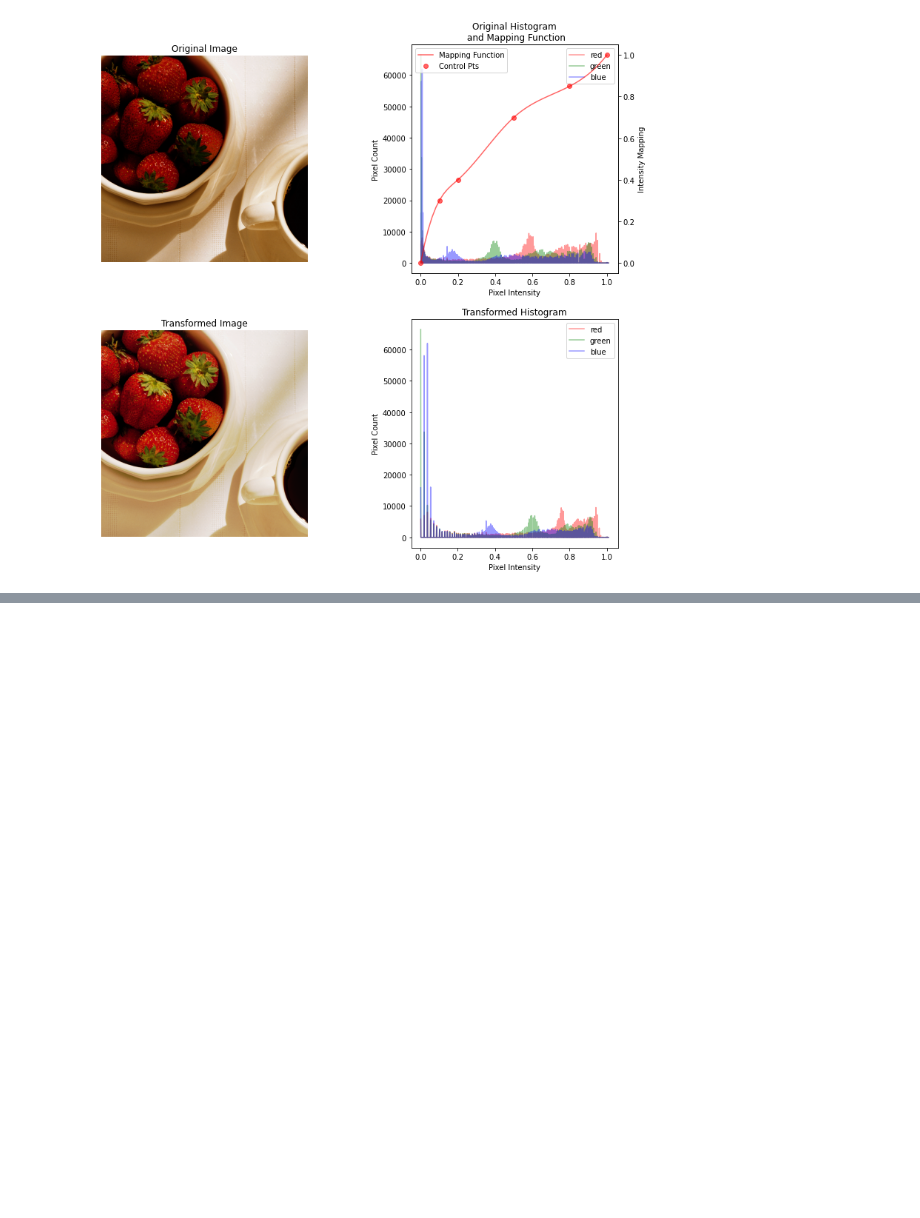
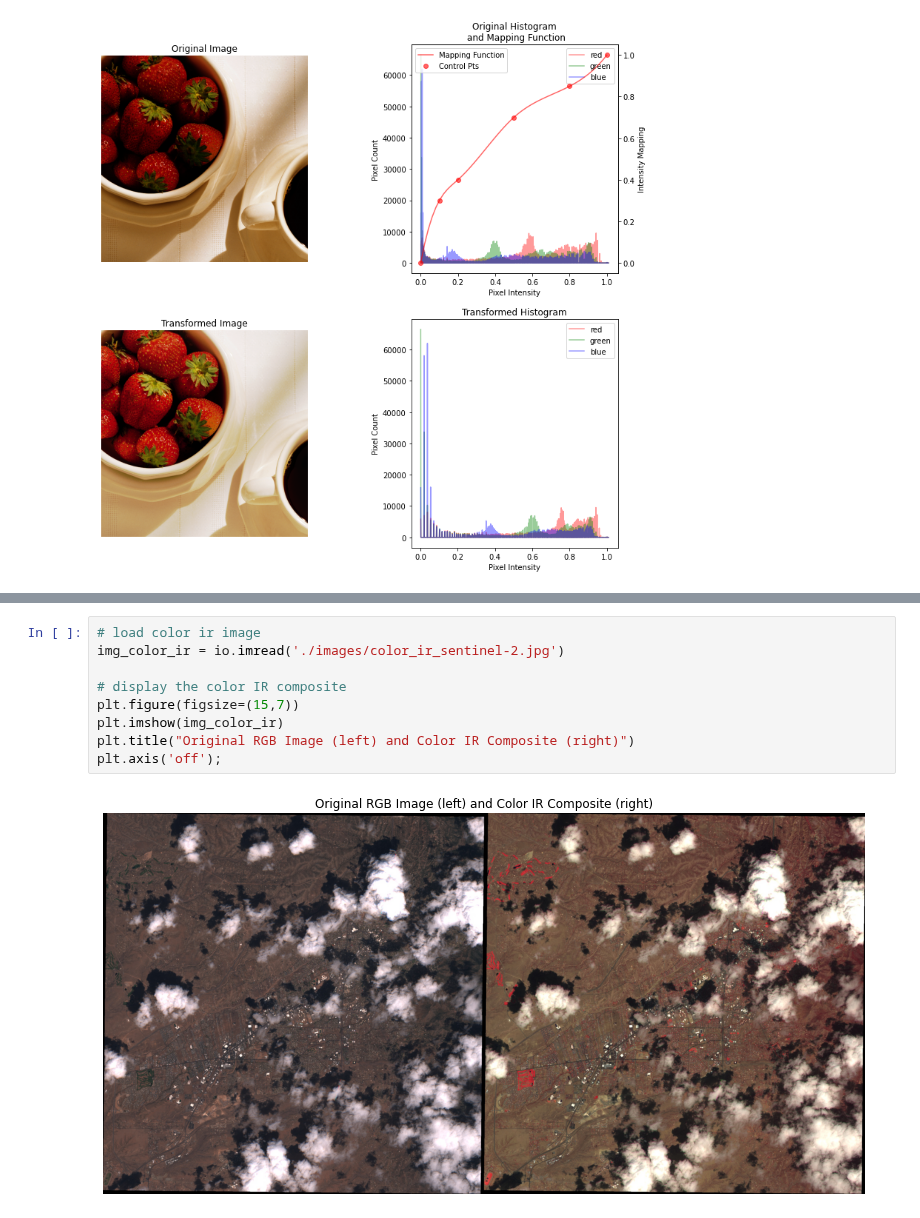
Before and after one commit to ecolon08/Digital-Image-Processing, a Jupyter notebook: Color Image Processing/ec_dip_color_img_proc_01.ipynb, the cells around one changed output, grey strips where cells are left out. Cells and saved outputs as stored; diff of their text form; blank space fills up the shorter version.

```diff
--- a/Color Image Processing/ec_dip_color_img_proc_01.ipynb
+++ b/Color Image Processing/ec_dip_color_img_proc_01.ipynb
@@ -589,0 +674,11 @@ Note how our image contrast has been improved significantly.
+# %%
+# load color ir image
+img_color_ir = io.imread('./images/color_ir_sentinel-2.jpg')
+
+# display the color IR composite
+plt.figure(figsize=(15,7))
+plt.imshow(img_color_ir)
+plt.title("Original RGB Image (left) and Color IR Composite (right)")
+plt.axis('off');
+# %% [output]
+[figure, added]
```
Also changed, not shown: parts of 5 cells of this notebook, 1 other file.
